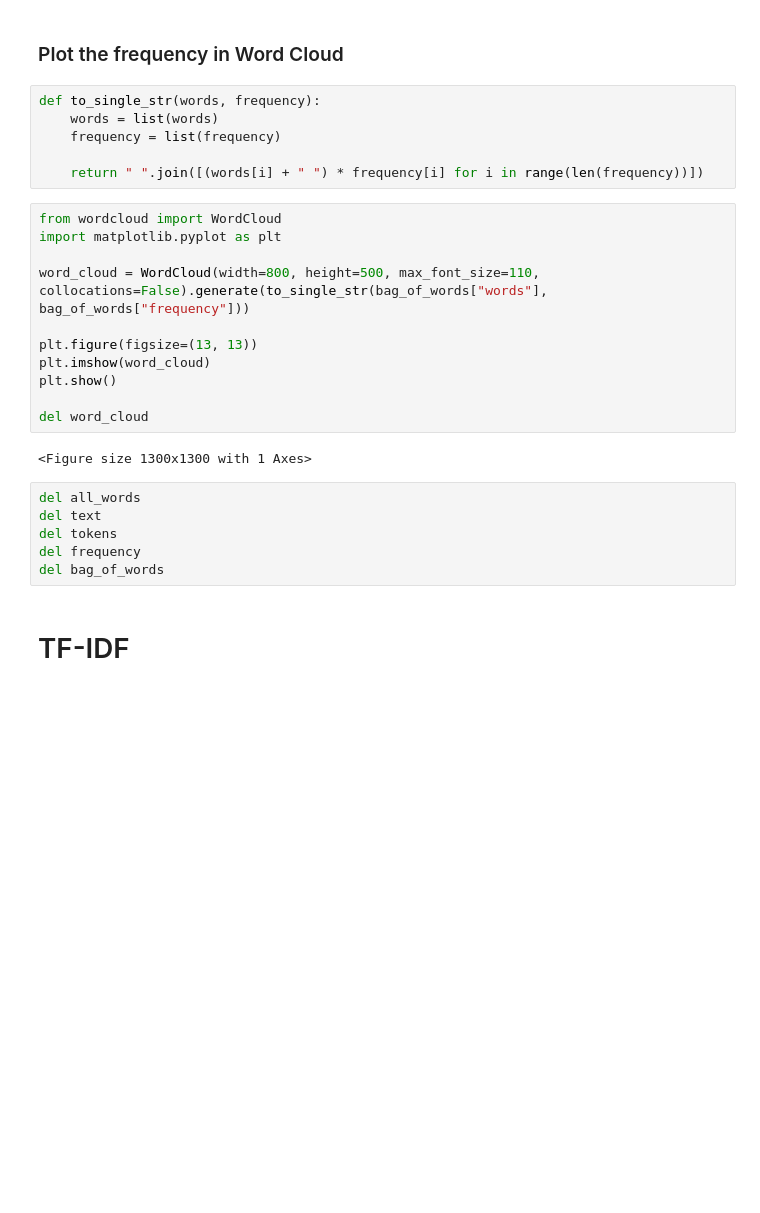
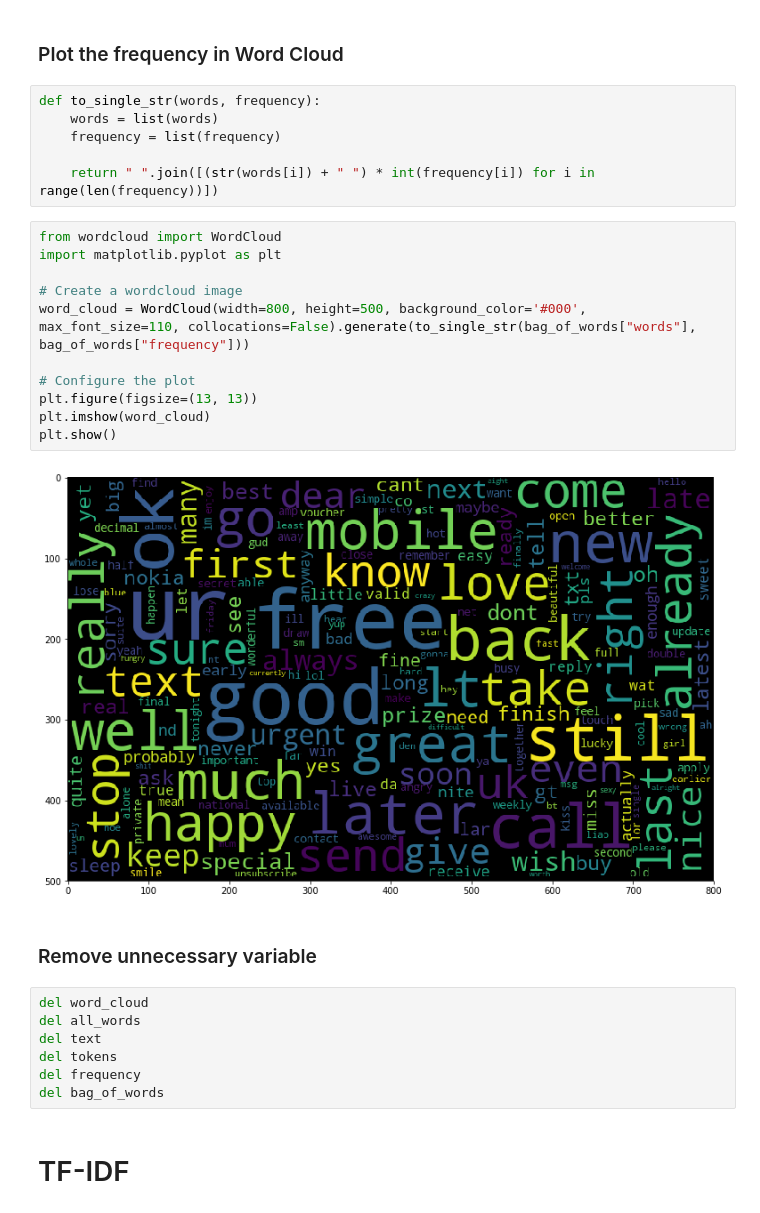
Before and after one commit to alaurentinoofficial/sms-spam-detection, a Jupyter notebook: Model.ipynb, the cells around one changed output. Drawn from its saved outputs; the diff is of its cells as text; blank space fills up the shorter version.

```diff
--- a/Model.ipynb
+++ b/Model.ipynb
@@ -214,21 +289,24 @@ def to_single_str(words, frequency):
     words = list(words)
     frequency = list(frequency)
 
-    return " ".join([(words[i] + " ") * frequency[i] for i in range(len(frequency))])
+    return " ".join([(str(words[i]) + " ") * int(frequency[i]) for i in range(len(frequency))])
 # %%
 from wordcloud import WordCloud
 import matplotlib.pyplot as plt
 
-word_cloud = WordCloud(width=800, height=500, max_font_size=110, collocations=False).generate(to_single_str(bag_of_words["words"], bag_of_words["frequency"]))
+# Create a wordcloud image
+word_cloud = WordCloud(width=800, height=500, background_color='#000', max_font_size=110, collocations=False).generate(to_single_str(bag_of_words["words"], bag_of_words["frequency"]))
 
+# Configure the plot
 plt.figure(figsize=(13, 13))
 plt.imshow(word_cloud)
 plt.show()
-
-del word_cloud
 # %% [output]
-<Figure size 1300x1300 with 1 Axes>
+[figure, added]
+# %% [markdown]
+### Remove unnecessary variable
 # %%
+del word_cloud
 del all_words
 del text
 del tokens
```
Also changed, not shown: parts of 17 cells of this notebook.
